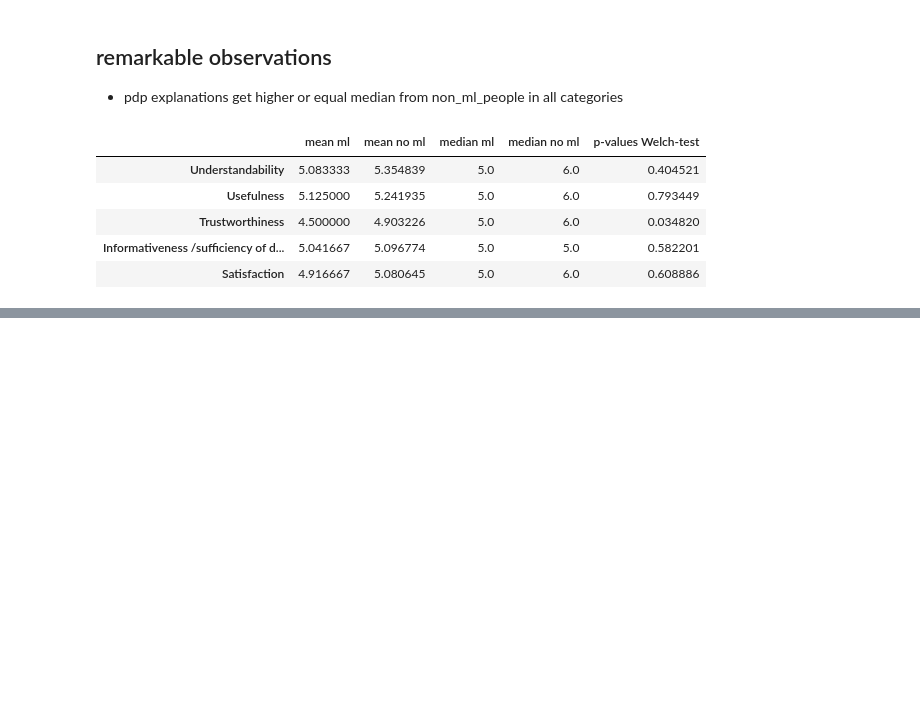
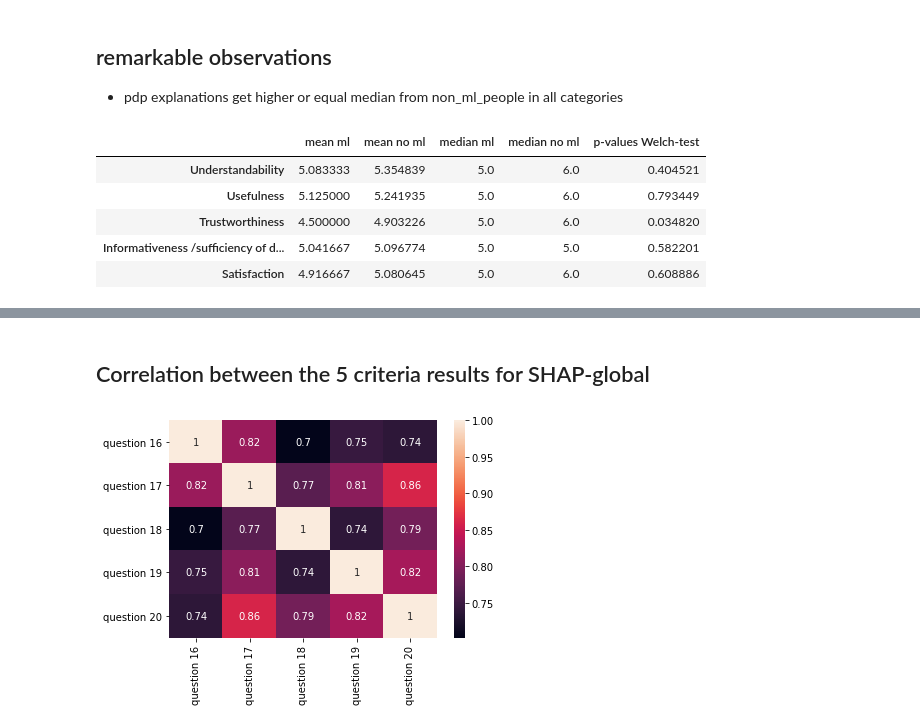
Before and after one commit to unofficial-Jona/Unimaas_researchproject_XAI, a Jupyter notebook: Data analysis.ipynb, the cells around one changed output, grey strips where cells are left out. Cells and saved outputs as stored; diff of their text form; code cells hidden in the pictures; blank space fills up the shorter version.

```diff
--- a/Data analysis.ipynb
+++ b/Data analysis.ipynb
@@ -780,0 +809,14 @@ assess_xai_method(3)
+# %% [markdown]
+## Correlation between the 5 criteria results for SHAP-global
+# %%
+import seaborn as sns
+
+df_lime = df[[f'question {16}', f'question {17}',f'question {18}',f'question {19}',f'question {20}']]
+
+correlation_mat = df_lime.corr()
+
+sns.heatmap(correlation_mat, annot = True)
+
+plt.show()
+# %% [output]
+[figure, added]
```
Also changed, not shown: parts of 7 cells of this notebook.
